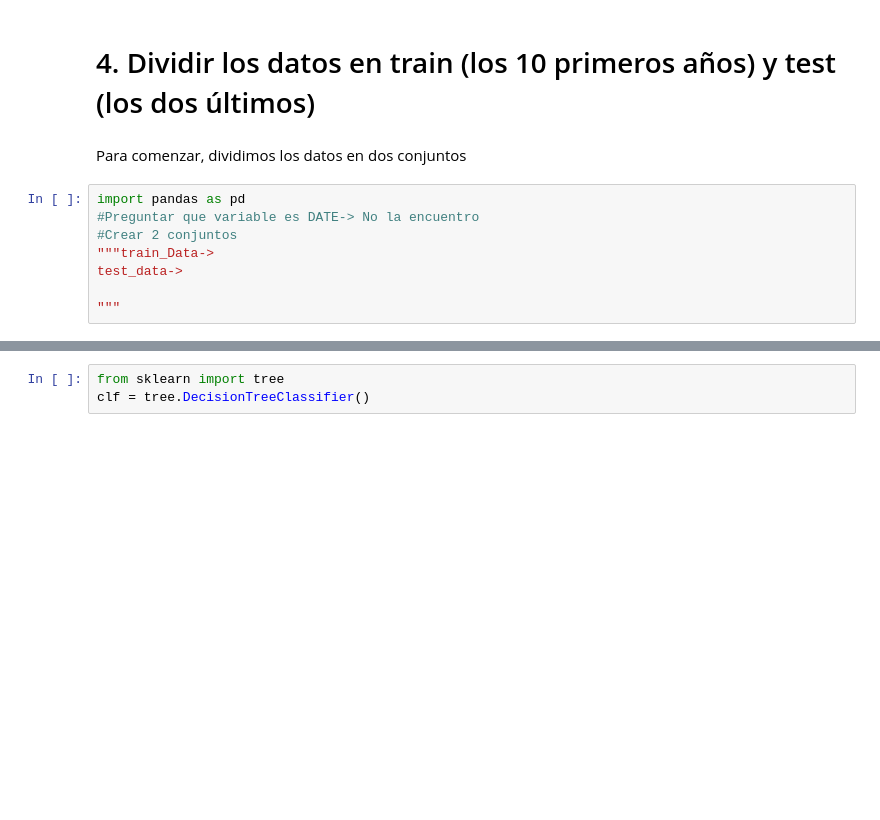
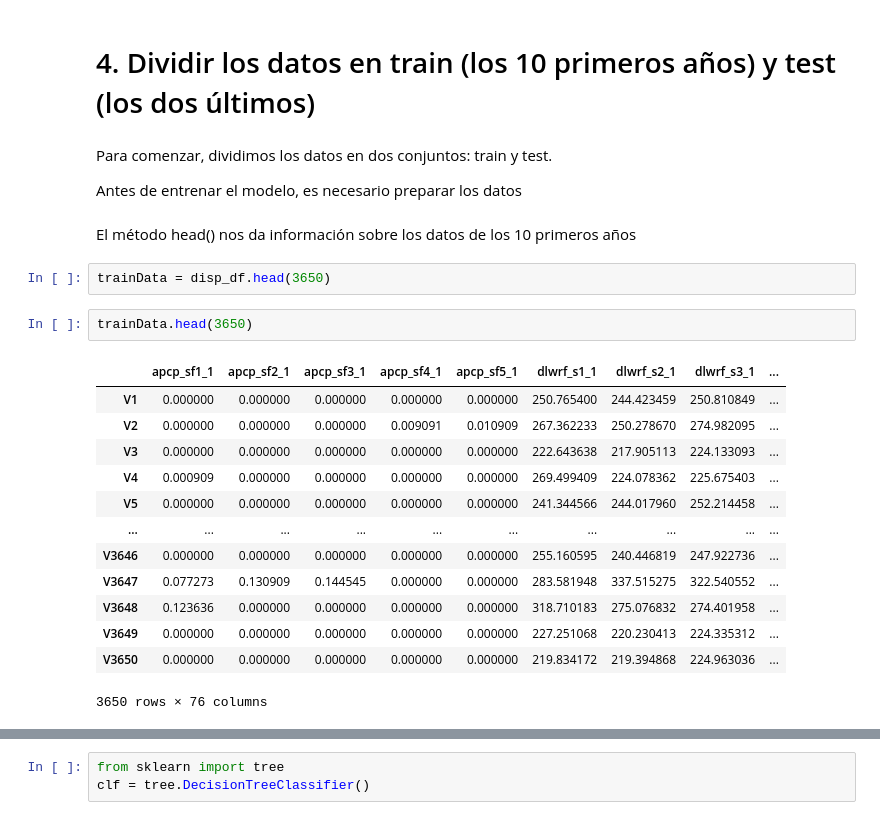
Before and after one commit to Natalia409634/Grupo7-practica1-ML, a Jupyter notebook: Copy_of_parte1.ipynb, the cells around one changed output, grey strips where cells are left out. Cells and saved outputs as stored; diff of their text form; blank space fills up the shorter version.

```diff
--- a/Copy_of_parte1.ipynb
+++ b/Copy_of_parte1.ipynb
@@ -134,12 +215,26 @@ import pandas as pd
 # %% [markdown]
 # 4. Dividir los datos en train (los 10 primeros años) y test (los dos últimos)
 # %% [markdown]
-Para comenzar, dividimos los datos en dos conjuntos
+Para comenzar, dividimos los datos en dos conjuntos: train y test.
+
+Antes de entrenar el modelo, es necesario preparar los datos
-# %%
-import pandas as pd
-#Preguntar que variable es DATE-> No la encuentro
-#Crear 2 conjuntos
-"""train_Data->
-test_data->
-
-"""
+# %% [markdown]
+El método head() nos da información sobre los datos de los 10 primeros años
+# %%
+trainData = disp_df.head(3650)
+# %%
+trainData.head(3650)
+# %% [output]
+|  | apcp_sf1_1 | apcp_sf2_1 | apcp_sf3_1 | apcp_sf4_1 | apcp_sf5_1 | dlwrf_s1_1 | dlwrf_s2_1 | dlwrf_s3_1 | ... |
+| V1 | 0.000000 | 0.000000 | 0.000000 | 0.000000 | 0.000000 | 250.765400 | 244.423459 | 250.810849 | ... |
+| V2 | 0.000000 | 0.000000 | 0.000000 | 0.009091 | 0.010909 | 267.362233 | 250.278670 | 274.982095 | ... |
+| V3 | 0.000000 | 0.000000 | 0.000000 | 0.000000 | 0.000000 | 222.643638 | 217.905113 | 224.133093 | ... |
+| V4 | 0.000909 | 0.000000 | 0.000000 | 0.000000 | 0.000000 | 269.499409 | 224.078362 | 225.675403 | ... |
+| V5 | 0.000000 | 0.000000 | 0.000000 | 0.000000 | 0.000000 | 241.344566 | 244.017960 | 252.214458 | ... |
+| ... | ... | ... | ... | ... | ... | ... | ... | ... | ... |
+| V3646 | 0.000000 | 0.000000 | 0.000000 | 0.000000 | 0.000000 | 255.160595 | 240.446819 | 247.922736 | ... |
+| V3647 | 0.077273 | 0.130909 | 0.144545 | 0.000000 | 0.000000 | 283.581948 | 337.515275 | 322.540552 | ... |
+| V3648 | 0.123636 | 0.000000 | 0.000000 | 0.000000 | 0.000000 | 318.710183 | 275.076832 | 274.401958 | ... |
+| V3649 | 0.000000 | 0.000000 | 0.000000 | 0.000000 | 0.000000 | 227.251068 | 220.230413 | 224.335312 | ... |
+| V3650 | 0.000000 | 0.000000 | 0.000000 | 0.000000 | 0.000000 | 219.834172 | 219.394868 | 224.963036 | ... |
+3650 rows × 76 columns
```
Also changed, not shown: parts of 39 cells of this notebook.
